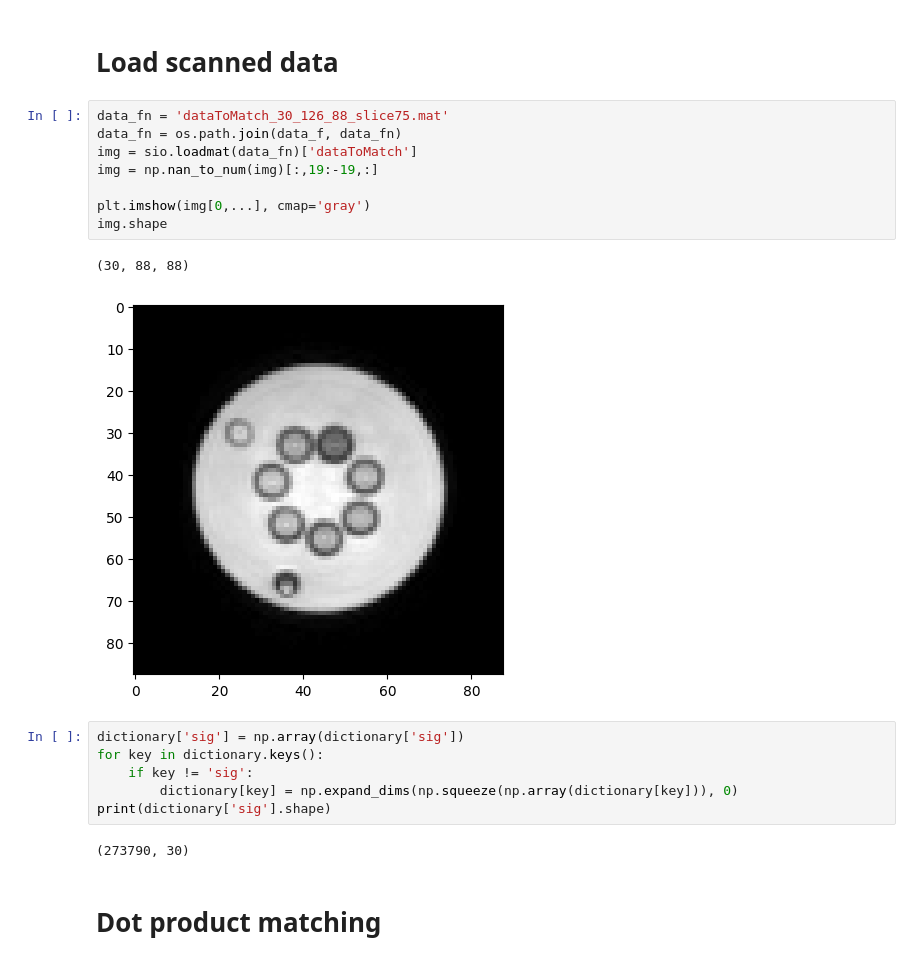
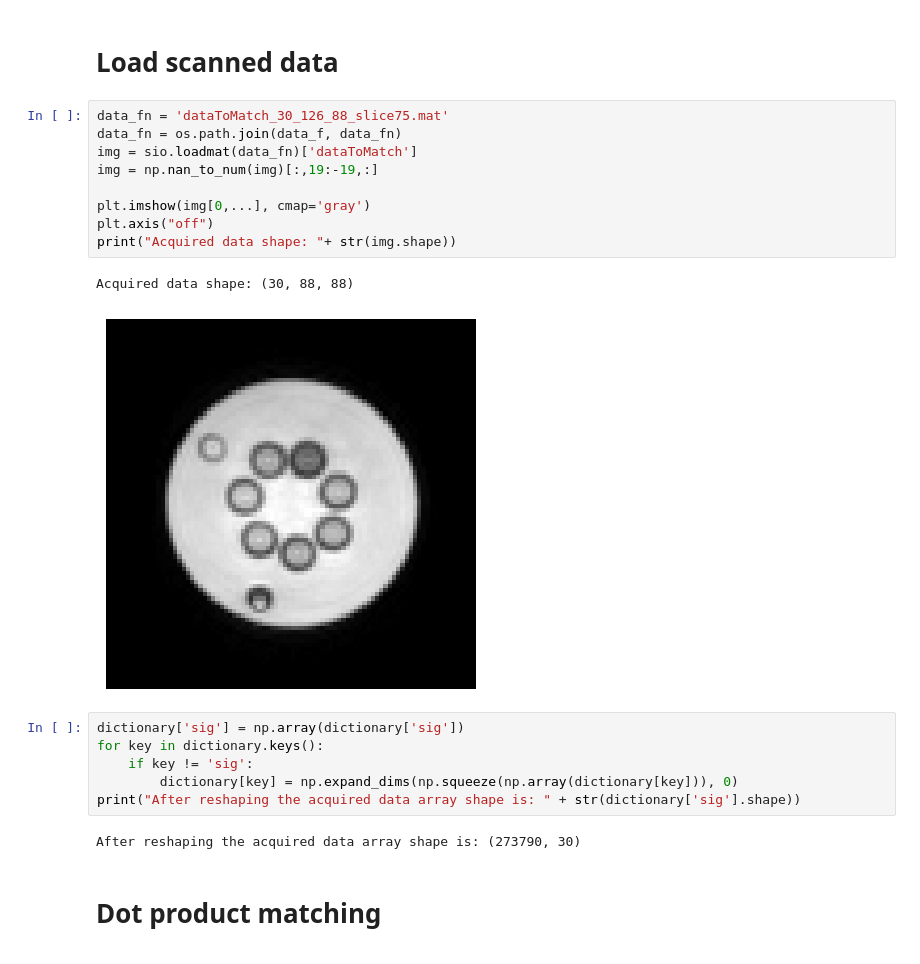
Before and after one commit to momentum-laboratory/molecular-mrf, a Jupyter notebook: dot_prod_example/dp_clinical.ipynb, the cells around one changed output. Drawn from its saved outputs; the diff is of its cells as text.

Commit message:
text and plot changes

```diff
--- a/dot_prod_example/dp_clinical.ipynb
+++ b/dot_prod_example/dp_clinical.ipynb
@@ -119,22 +121,23 @@ print(f"Dictionary simulation and preparation took {s:.03f} s.")
 # %%
 data_fn = 'dataToMatch_30_126_88_slice75.mat'
 data_fn = os.path.join(data_f, data_fn)
 img = sio.loadmat(data_fn)['dataToMatch']
 img = np.nan_to_num(img)[:,19:-19,:]
 
 plt.imshow(img[0,...], cmap='gray')
-img.shape
+plt.axis("off")
+print("Acquired data shape: "+ str(img.shape))
 # %% [output]
-(30, 88, 88)
+Acquired data shape: (30, 88, 88)
-[figure, old version]
+[figure, new version]
 # %%
 dictionary['sig'] = np.array(dictionary['sig'])
 for key in dictionary.keys():
     if key != 'sig':
         dictionary[key] = np.expand_dims(np.squeeze(np.array(dictionary[key])), 0)
-print(dictionary['sig'].shape)
+print("After reshaping the acquired data array shape is: " + str(dictionary['sig'].shape))
 # %% [output]
-(273790, 30)
+After reshaping the acquired data array shape is: (273790, 30)
 # %% [markdown]
 # Dot product matching
 # %%
```
Also changed, not shown: parts of 7 cells of this notebook.
